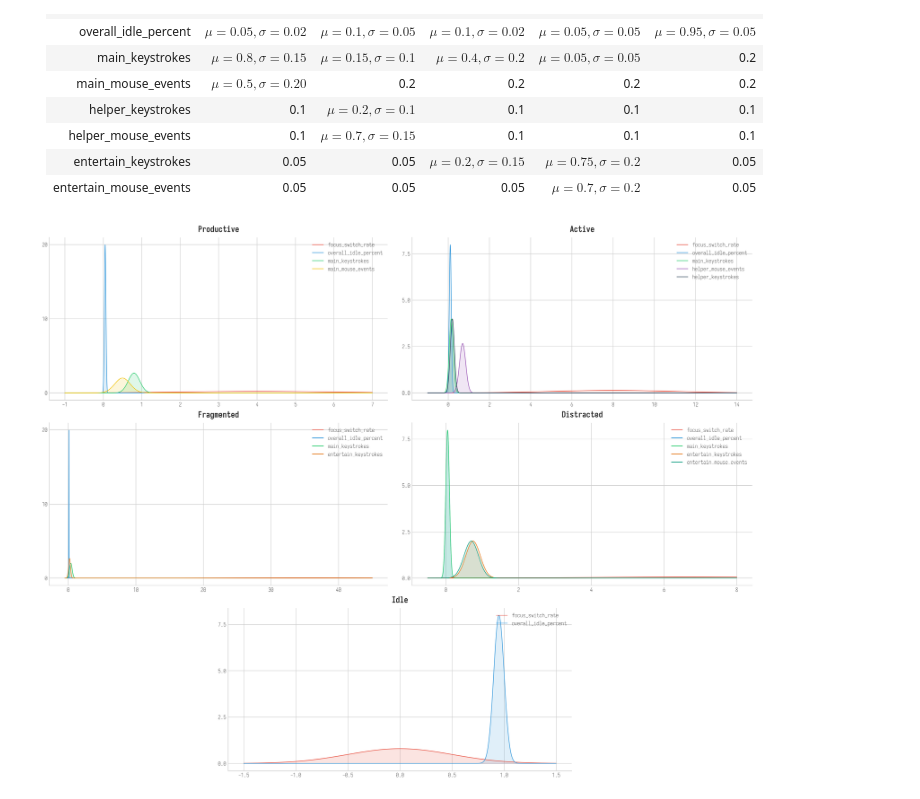
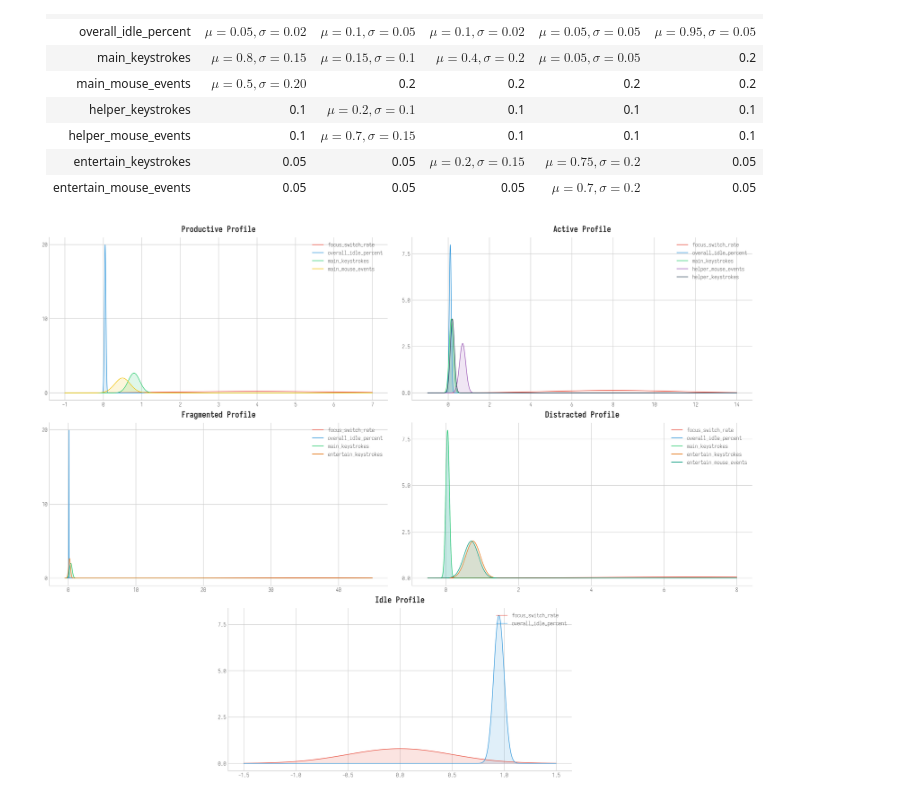
Before and after one commit to d3fd44/eams-ai, a Jupyter notebook: normaldist.ipynb, the cells around one changed output. Saved outputs shown, nothing was run; the diff lists cells and outputs as text; code cells hidden in the pictures.

```diff
--- a/normaldist.ipynb
+++ b/normaldist.ipynb
@@ -140,32 +142,32 @@ plots_config = [
         "x_range": np.arange(-0.5, 8, 0.001),
         "params": ["focus_switch_rate", "overall_idle_percent", "main_keystrokes", "entertain_keystrokes", "entertain_mouse_events"],
         "vals": [(10, 5), (0.05, 0.05), (0.05, 0.05), (0.75, 0.2), (0.7, 0.2)]
     },
     {
         "title": "Idle",
         "x_range": np.arange(-1.5, 1.5, 0.001),
         "params": ["focus_switch_rate", "overall_idle_percent"],
         "vals": [(0, 0.5), (0.95, 0.05)]
     }
 ]
 
 for i, config in enumerate(plots_config):
     current_ax = ax[i]
     x = config['x_range']
 
     for j, param_name in enumerate(config['params']):
         mu, sigma = config['vals'][j]
         y = ndpdf(x, mu, sigma)
 
         c = colors.get(param_name, '#333333')
 
         current_ax.plot(x, y, label=param_name, color=c, linewidth=1)
         current_ax.fill_between(x, y, color=c, alpha=0.15)
 
-    current_ax.set_title(config['title'], pad=10)
+    current_ax.set_title(config['title'] + ' Profile', pad=10)
     current_ax.legend(loc='upper right', frameon=False, fontsize=10)
     current_ax.locator_params(axis='y', nbins=4)
 
 plt.show()
 # %% [output]
-[figure, old version]
+[figure, new version]
```
Also changed, not shown: parts of 2 cells of this notebook, 25 other files.
